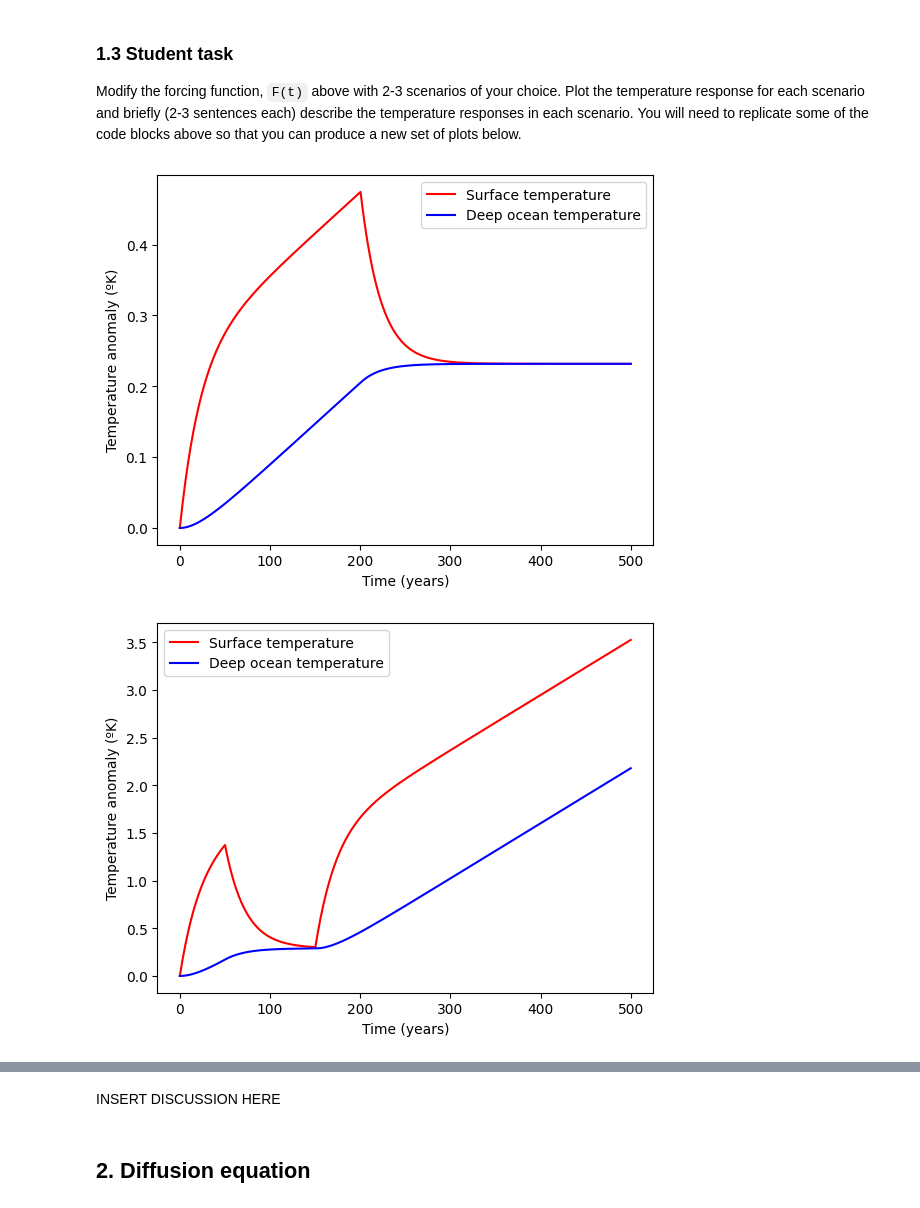
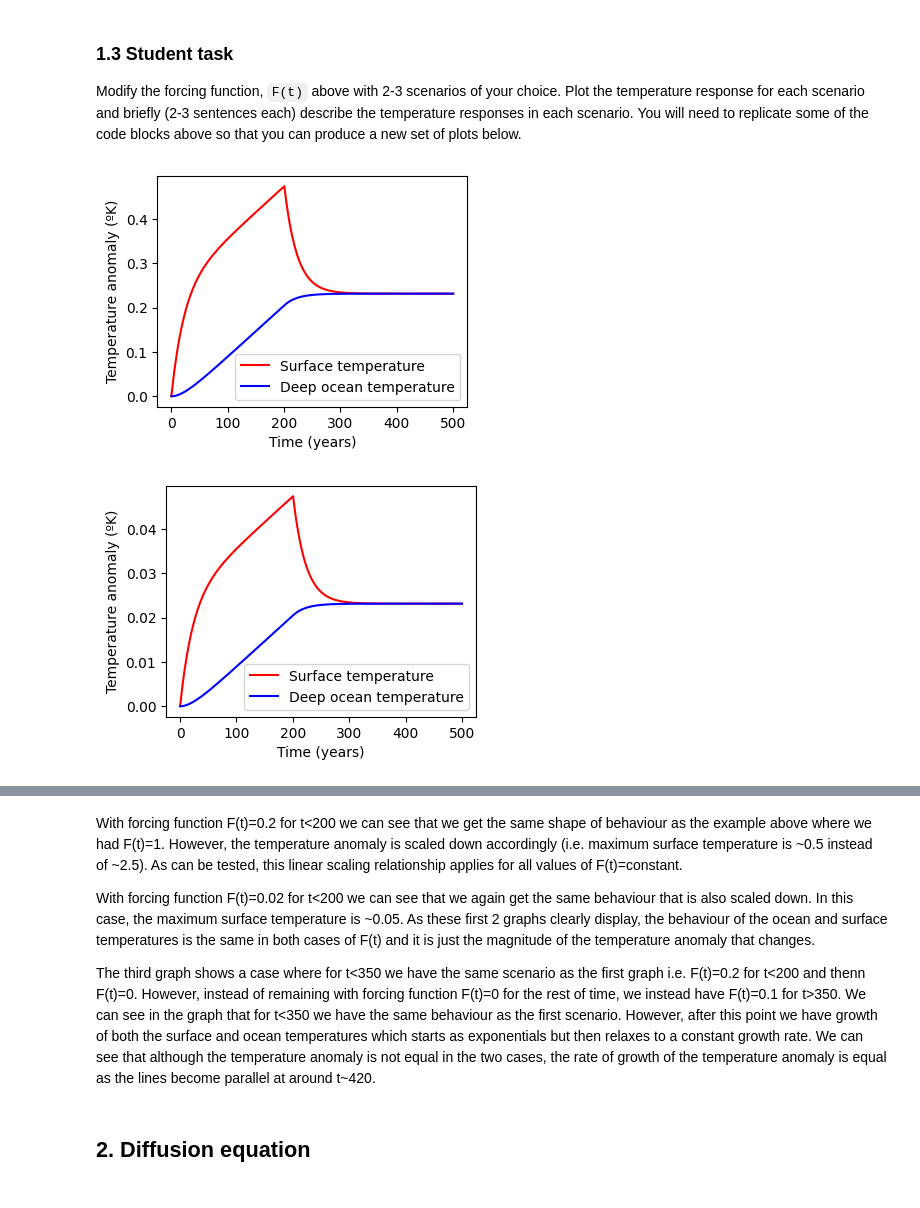
Before and after one commit to isabelgilchristmiller/QCES, a Jupyter notebook: Project1_numerical_methods.ipynb, the cells around one changed output, grey strips where cells are left out. Saved outputs shown, nothing was run; the diff lists cells and outputs as text; code cells hidden in the pictures.

```diff
--- a/Project1_numerical_methods.ipynb
+++ b/Project1_numerical_methods.ipynb
@@ -106,40 +106,43 @@ for i in range(0, Nt-1):
     T[i+1] = T[i] + dt *(F(t[i])-gamma*(T[i]-theta[i]))/(C_s)
     theta[i+1] = theta[i] + dt * (gamma*(T[i]-theta[i])/(C_d))
 
+plt.figure(figsize=(4, 3))
 plt.plot(t,T,'r-')
 plt.plot(t,theta,'b-')
 plt.legend(['Surface temperature','Deep ocean temperature'])
 plt.xlabel('Time (years)')
 plt.ylabel('Temperature anomaly (ºK)')
 plt.show()
 
 def F(t):
-    return 1 if t < 50 else 1 if t > 150 else 0
+    return 0.02 if t < 200 else 0
 
 for i in range(0, Nt-1):
     T[i+1] = T[i] + dt *(F(t[i])-gamma*(T[i]-theta[i]))/(C_s)
     theta[i+1] = theta[i] + dt * (gamma*(T[i]-theta[i])/(C_d))
 
+plt.figure(figsize=(4, 3))
 plt.plot(t,T,'r-')
 plt.plot(t,theta,'b-')
 plt.legend(['Surface temperature','Deep ocean temperature'])
 plt.xlabel('Time (years)')
 plt.ylabel('Temperature anomaly (ºK)')
 plt.show()
 
 def F(t):
-    return 0.5 if t < 50 else 1.5 if t > 150 else 0.2
+    return 0.2 if t < 200 else 0.1 if t > 350 else 0
 
 for i in range(0, Nt-1):
     T[i+1] = T[i] + dt *(F(t[i])-gamma*(T[i]-theta[i]))/(C_s)
     theta[i+1] = theta[i] + dt * (gamma*(T[i]-theta[i])/(C_d))
 
+plt.figure(figsize=(4, 3))
 plt.plot(t,T,'r-')
 plt.plot(t,theta,'b-')
 plt.legend(['Surface temperature','Deep ocean temperature'])
 plt.xlabel('Time (years)')
 plt.ylabel('Temperature anomaly (ºK)')
 plt.show()
 # %% [output]
-[figure, old version]
+[figure, new version]
-[figure, old version]
+[figure, new version]
@@ -147,5 +150,9 @@ plt.show()
-# %% [markdown]
-INSERT DISCUSSION HERE
+# %% [markdown]
+With forcing function F(t)=0.2 for t<200 we can see that we get the same shape of behaviour as the example above where we had F(t)=1. However, the temperature anomaly is scaled down accordingly (i.e. maximum surface temperature is ~0.5 instead of ~2.5). As can be tested, this linear scaling relationship applies for all values of F(t)=constant.
+
+With forcing function F(t)=0.02 for t<200 we can see that we again get the same behaviour that is also scaled down. In this case, the maximum surface temperature is ~0.05. As these first 2 graphs clearly display, the behaviour of the ocean and surface temperatures is the same in both cases of F(t) and it is just the magnitude of the temperature anomaly that changes.
+
+The third graph shows a case where for t<350 we have the same scenario as the first graph i.e. F(t)=0.2 for t<200 and thenn F(t)=0. However, instead of remaining with forcing function F(t)=0 for the rest of time, we instead have F(t)=0.1 for t>350. We can see in the graph that for t<350 we have the same behaviour as the first scenario. However, after this point we have growth of both the surface and ocean temperatures which starts as exponentials but then relaxes to a constant growth rate. We can see that although the temperature anomaly is not equal in the two cases, the rate of growth of the temperature anomaly is equal as the lines become parallel at around t~420.
 # %% [markdown]
 ## 2. Diffusion equation
 # %% [markdown]
```
Also changed, not shown: parts of 1 cell of this notebook.
